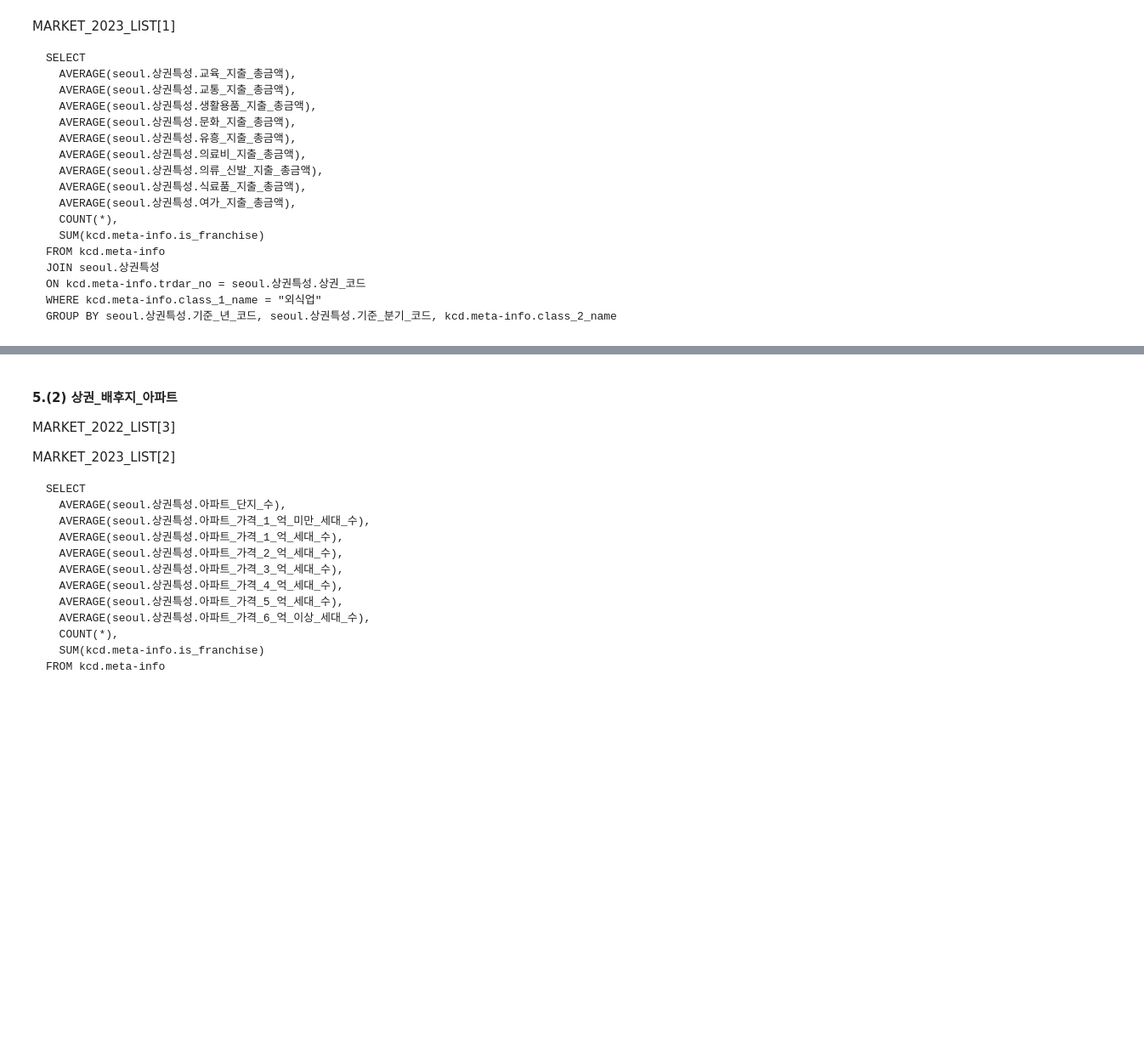
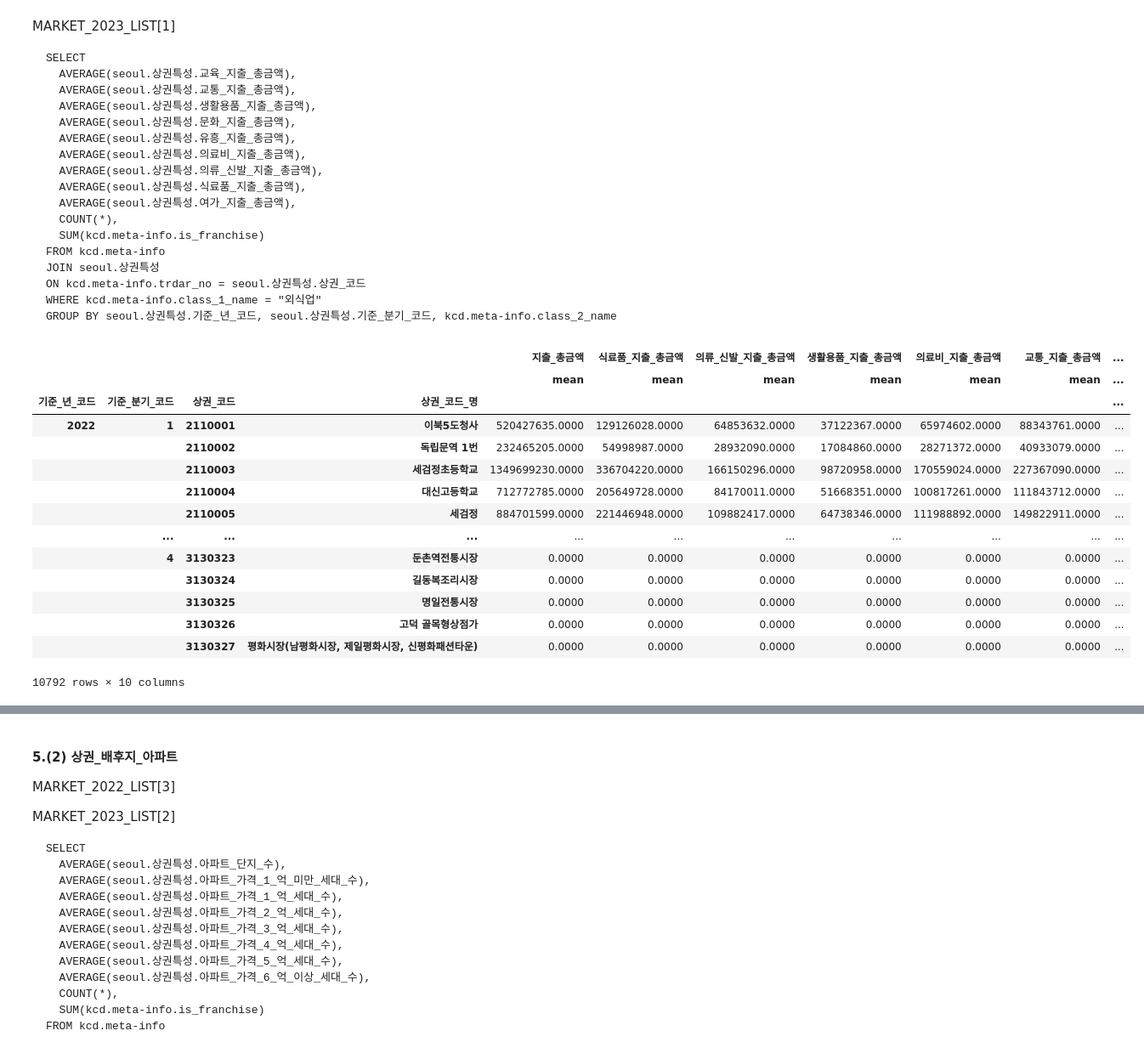
Before and after one commit to Gayeon6423/2023BigContest, a Jupyter notebook: [SALES_FIELD]_GRADE_TRANSFORMATION.ipynb, the cells around one changed output, grey strips where cells are left out. Shown at 85% size. Drawn from its saved outputs; the diff is of its cells as text; code cells hidden in the pictures; blank space fills up the shorter version.

```diff
--- a/[SALES_FIELD]_GRADE_TRANSFORMATION.ipynb
+++ b/[SALES_FIELD]_GRADE_TRANSFORMATION.ipynb
@@ -361,0 +338,30 @@ display(MERGE_2022_NAZERO_DATA.groupby(["기준_년_코드", "기준_분기_코
+# %%
+display(MERGE_2022_DATA.fillna(0).groupby(
+    ["기준_년_코드", "기준_분기_코드", "상권_코드", "상권_코드_명"]
+    )[["지출_총금액",
+       "식료품_지출_총금액",
+       "의류_신발_지출_총금액",
+       "생활용품_지출_총금액",
+       "의료비_지출_총금액",
+       "교통_지출_총금액",
+       "여가_지출_총금액",
+       "문화_지출_총금액",
+       "교육_지출_총금액",
+       "유흥_지출_총금액"]].agg(["mean"]))
+  # "서비스_업종_코드_명" 인덱스컬럼에 추가해야 함(X) > Error
+# %% [output]
+|  |  |  |  | 지출_총금액 | 식료품_지출_총금액 | 의류_신발_지출_총금액 | 생활용품_지출_총금액 | 의료비_지출_총금액 | 교통_지출_총금액 | ... |
+|  |  |  |  | mean | mean | mean | mean | mean | mean | ... |
+| 기준_년_코드 | 기준_분기_코드 | 상권_코드 | 상권_코드_명 |  |  |  |  |  |  | ... |
+| 2022 | 1 | 2110001 | 이북5도청사 | 520427635.0000 | 129126028.0000 | 64853632.0000 | 37122367.0000 | 65974602.0000 | 88343761.0000 | ... |
+|  |  | 2110002 | 독립문역 1번 | 232465205.0000 | 54998987.0000 | 28932090.0000 | 17084860.0000 | 28271372.0000 | 40933079.0000 | ... |
+|  |  | 2110003 | 세검정초등학교 | 1349699230.0000 | 336704220.0000 | 166150296.0000 | 98720958.0000 | 170559024.0000 | 227367090.0000 | ... |
+|  |  | 2110004 | 대신고등학교 | 712772785.0000 | 205649728.0000 | 84170011.0000 | 51668351.0000 | 100817261.0000 | 111843712.0000 | ... |
+|  |  | 2110005 | 세검정 | 884701599.0000 | 221446948.0000 | 109882417.0000 | 64738346.0000 | 111988892.0000 | 149822911.0000 | ... |
+|  | ... | ... | ... | ... | ... | ... | ... | ... | ... | ... |
+|  | 4 | 3130323 | 둔촌역전통시장 | 0.0000 | 0.0000 | 0.0000 | 0.0000 | 0.0000 | 0.0000 | ... |
+|  |  | 3130324 | 길동복조리시장 | 0.0000 | 0.0000 | 0.0000 | 0.0000 | 0.0000 | 0.0000 | ... |
+|  |  | 3130325 | 명일전통시장 | 0.0000 | 0.0000 | 0.0000 | 0.0000 | 0.0000 | 0.0000 | ... |
+|  |  | 3130326 | 고덕 골목형상점가 | 0.0000 | 0.0000 | 0.0000 | 0.0000 | 0.0000 | 0.0000 | ... |
+|  |  | 3130327 | 평화시장(남평화시장, 제일평화시장, 신평화패션타운) | 0.0000 | 0.0000 | 0.0000 | 0.0000 | 0.0000 | 0.0000 | ... |
+10792 rows × 10 columns
```
Also changed, not shown: parts of 32 cells of this notebook.
